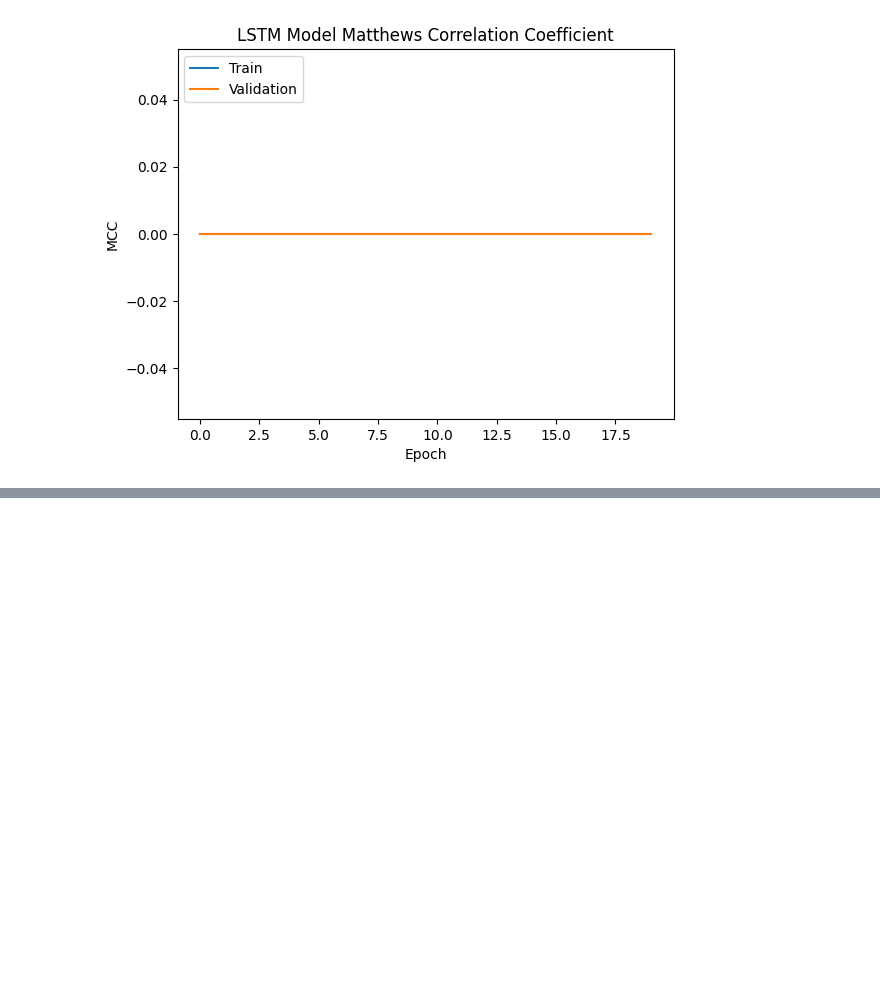
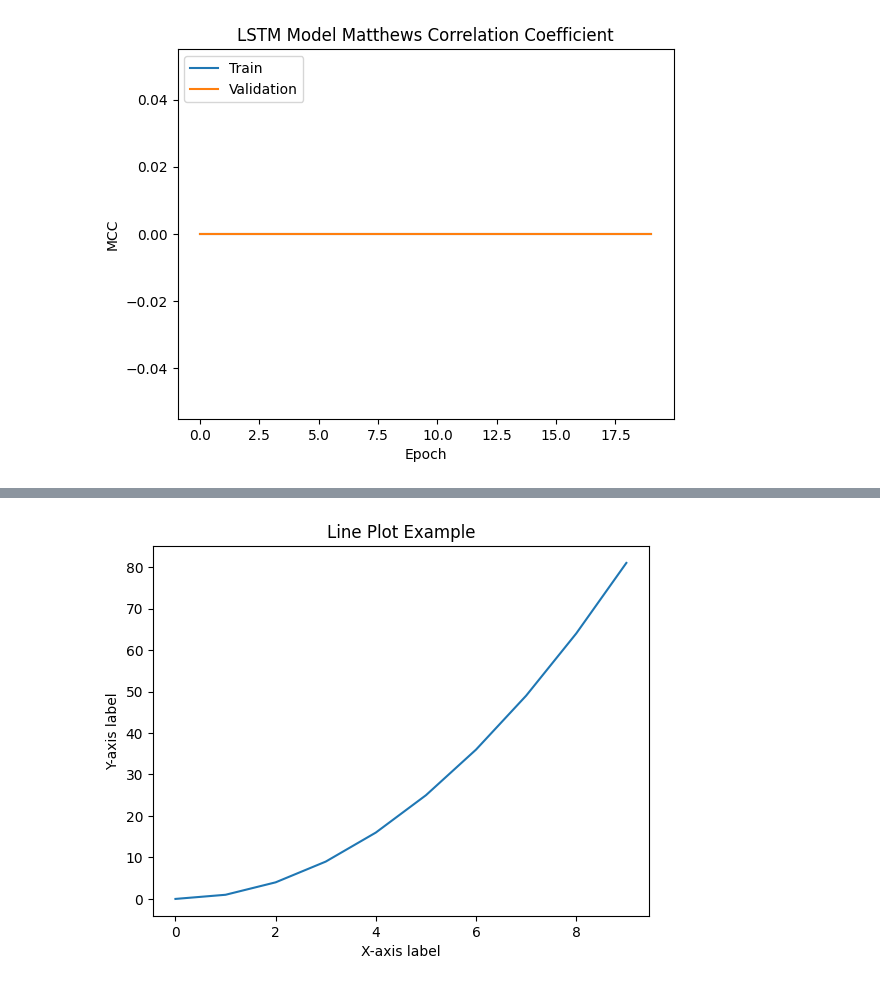
Before and after one commit to pegahahadian/DrugDiscovery, a Jupyter notebook: CYP2C9 Inhibition.ipynb, the cells around one changed output, grey strips where cells are left out. Drawn from its saved outputs; the diff is of its cells as text; code cells hidden in the pictures; blank space fills up the shorter version.

```diff
--- a/CYP2C9 Inhibition.ipynb
+++ b/CYP2C9 Inhibition.ipynb
@@ -703,0 +763,14 @@ plt.show()
+# %%
+import matplotlib.pyplot as plt
+
+# Sample data
+x = range(10)
+y = [xi**2 for xi in x]
+
+plt.plot(x, y)
+plt.title("Line Plot Example")
+plt.xlabel("X-axis label")
+plt.ylabel("Y-axis label")
+plt.show()
+# %% [output]
+[figure, added]
```
Also changed, not shown: parts of 18 cells of this notebook.
